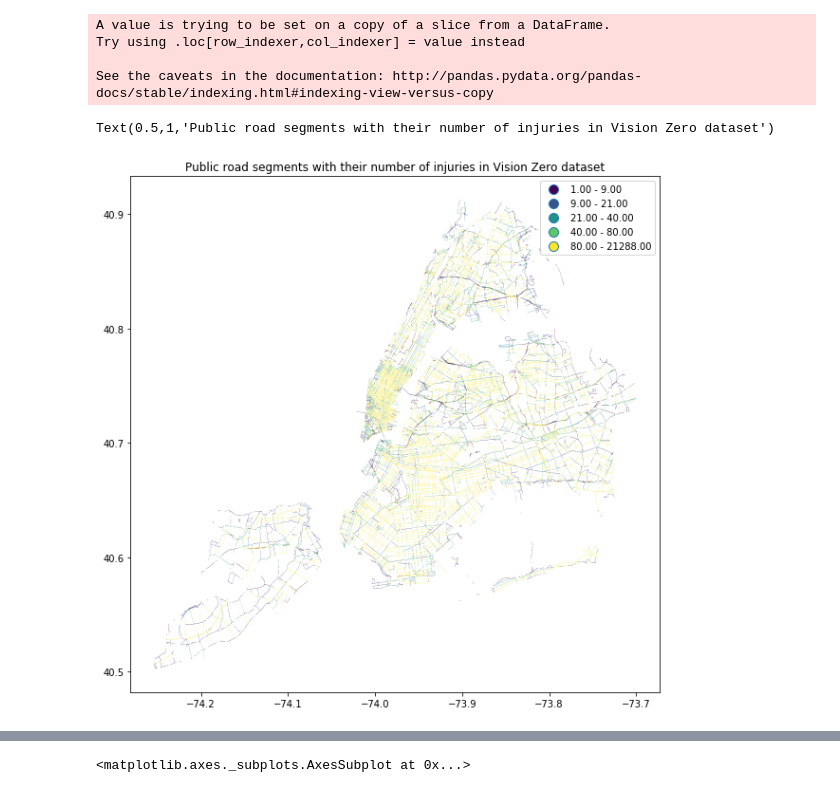
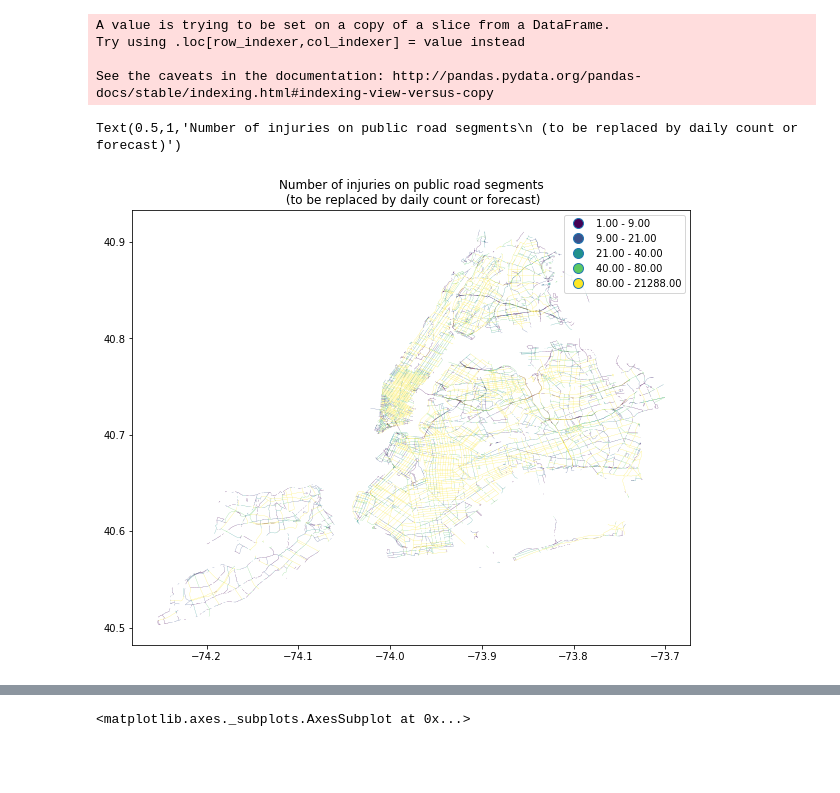
Before and after one commit to maitagorri/vzny-external, a Jupyter notebook: TDI Challenge -- P.3 VZNY.ipynb, the cells around one changed output, grey strips where cells are left out. Saved outputs shown, nothing was run; the diff lists cells and outputs as text; code cells hidden in the pictures; blank space fills up the shorter version.

```diff
--- a/TDI Challenge -- P.3 VZNY.ipynb
+++ b/TDI Challenge -- P.3 VZNY.ipynb
@@ -173,16 +175,6 @@ A value is trying to be set on a copy of a slice from a DataFrame.
 Try using .loc[row_indexer,col_indexer] = value instead
 
 See the caveats in the documentation: http://pandas.pydata.org/pandas-docs/stable/indexing.html#indexing-view-versus-copy
-# %%
-# plot roads by injury number
-fig3, ax3 = plt.subplots(figsize=(10,10))
-road_injuries=corresponding_buffer.merge(inj_sect_pivot[['Injuries','sect_buffer_id']], on='sect_buffer_id').plot(
-    ax=ax3, column='Injuries',scheme='quantiles',markersize=1,legend=True)
-
-ax3.set_title('Public road segments with their number of injuries in Vision Zero dataset')
-# %% [output]
-Text(0.5,1,'Public road segments with their number of injuries in Vision Zero dataset')
-[figure, removed]
 # %%
 # possible variables of interest -- check them all out
 inj_sect_pivot['iri'] = corresponding_buffer.iri.values
@@ -191,4 +183,15 @@ inj_sect_pivot['truck']=corresponding_buffer.truck.values # 1 or two: designated
 inj_sect_pivot['length']=corresponding_buffer.Shape_Leng_left
 inj_sect_pivot['aadt']=corresponding_buffer.aadt
 inj_sect_pivot['parking']=corresponding_buffer.peak_parki #1 = 1 side, 2 = 2 sides, 3= no parking
+# %%
+# plot roads by injury number
+fig3, ax3 = plt.subplots(figsize=(10,8))
+
+road_injuries=corresponding_buffer.merge(inj_sect_pivot[['Injuries','sect_buffer_id']], on='sect_buffer_id').plot(
+    ax=ax3, column='Injuries',scheme='quantiles',markersize=1,legend=True)
+
+ax3.set_title('Number of injuries on public road segments\n (to be replaced by daily count or forecast)')
+# %% [output]
+Text(0.5,1,'Number of injuries on public road segments\n (to be replaced by daily count or forecast)')
+[figure, added]
 # %%
```
Also changed, not shown: parts of 4 cells of this notebook.
